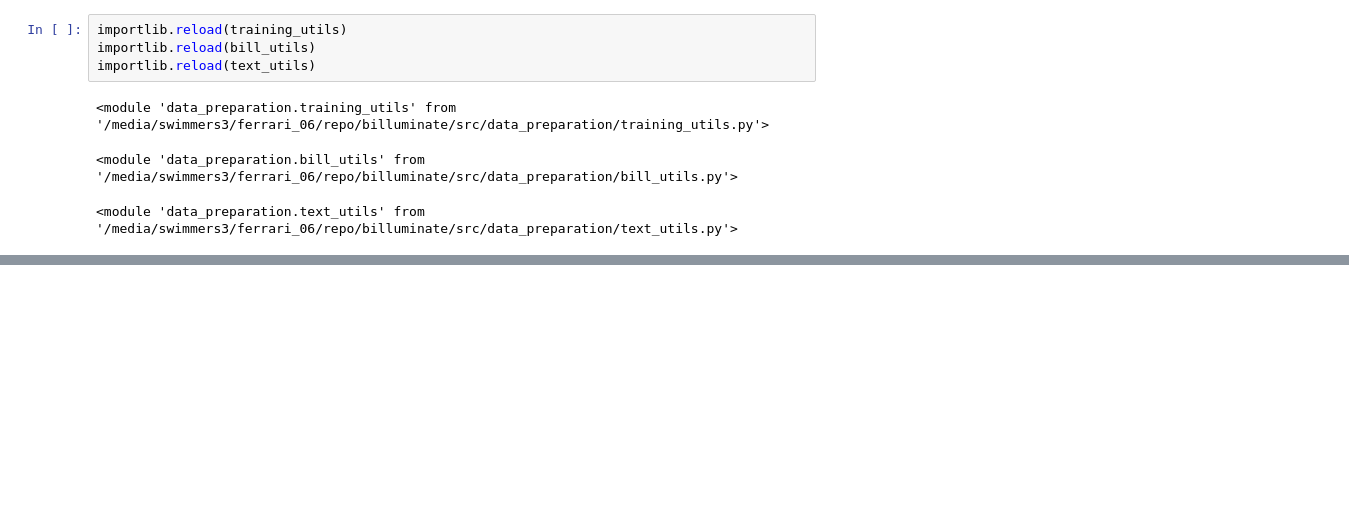
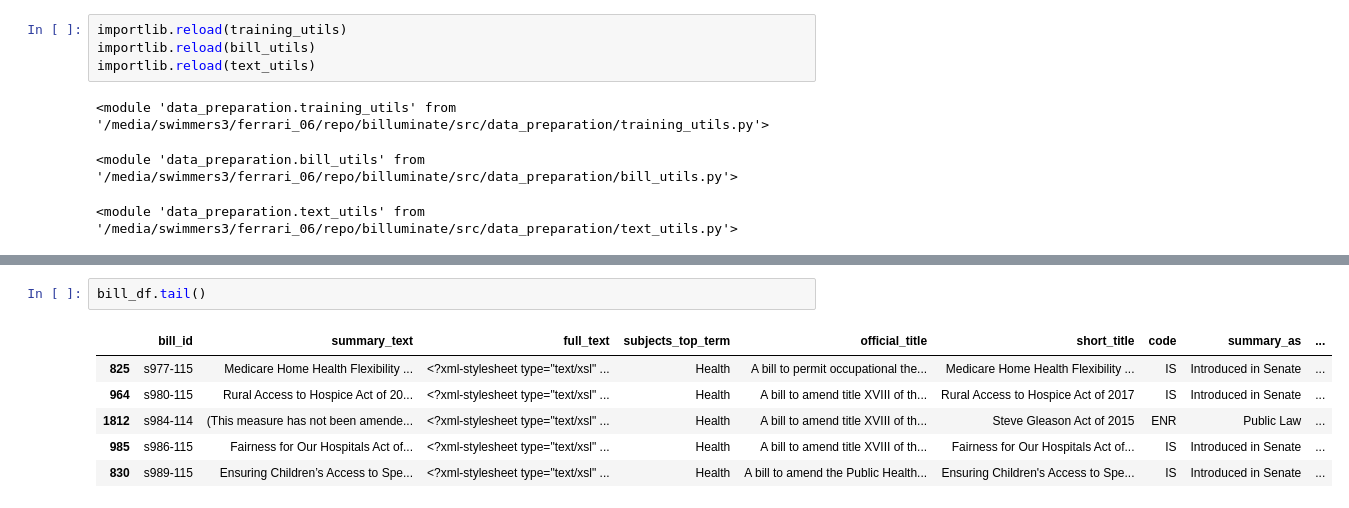
Before and after one commit to GitDavid/billuminate, a Jupyter notebook: src/notebooks/data_prep_swimcomp.ipynb, the cells around one changed output, grey strips where cells are left out. Cells and saved outputs as stored; diff of their text form; blank space fills up the shorter version.

```diff
--- a/src/notebooks/data_prep_swimcomp.ipynb
+++ b/src/notebooks/data_prep_swimcomp.ipynb
@@ -374,0 +404,9 @@ importlib.reload(text_utils)
+# %%
+bill_df.tail()
+# %% [output]
+|  | bill_id | summary_text | full_text | subjects_top_term | official_title | short_title | code | summary_as | ... |
+| 825 | s977-115 | Medicare Home Health Flexibility ... | <?xml-stylesheet type="text/xsl" ... | Health | A bill to permit occupational the... | Medicare Home Health Flexibility ... | IS | Introduced in Senate | ... |
+| 964 | s980-115 | Rural Access to Hospice Act of 20... | <?xml-stylesheet type="text/xsl" ... | Health | A bill to amend title XVIII of th... | Rural Access to Hospice Act of 2017 | IS | Introduced in Senate | ... |
+| 1812 | s984-114 | (This measure has not been amende... | <?xml-stylesheet type="text/xsl" ... | Health | A bill to amend title XVIII of th... | Steve Gleason Act of 2015 | ENR | Public Law | ... |
+| 985 | s986-115 | Fairness for Our Hospitals Act of... | <?xml-stylesheet type="text/xsl" ... | Health | A bill to amend title XVIII of th... | Fairness for Our Hospitals Act of... | IS | Introduced in Senate | ... |
+| 830 | s989-115 | Ensuring Children’s Access to Spe... | <?xml-stylesheet type="text/xsl" ... | Health | A bill to amend the Public Health... | Ensuring Children's Access to Spe... | IS | Introduced in Senate | ... |
```
Also changed, not shown: parts of 12 cells of this notebook, 7 other files.
